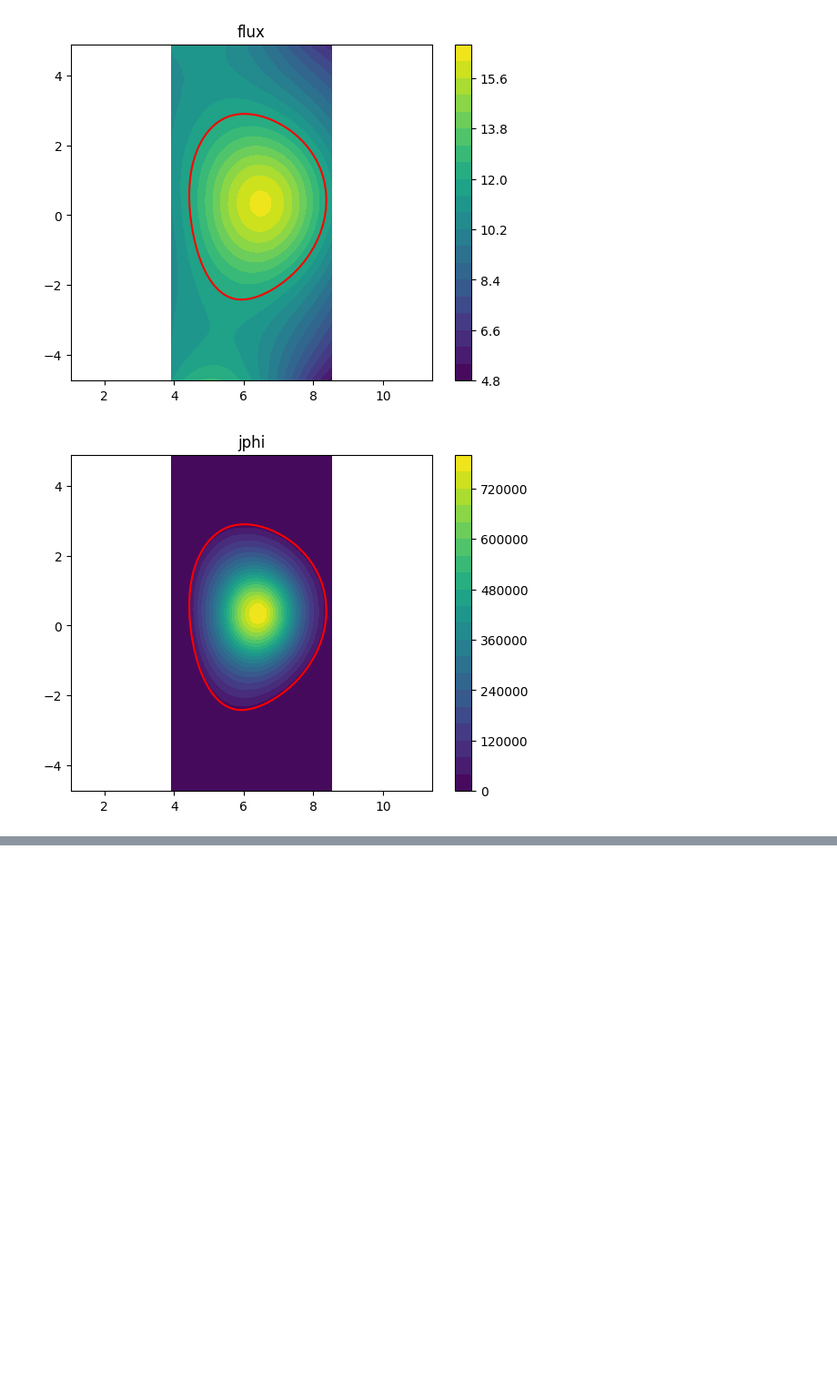
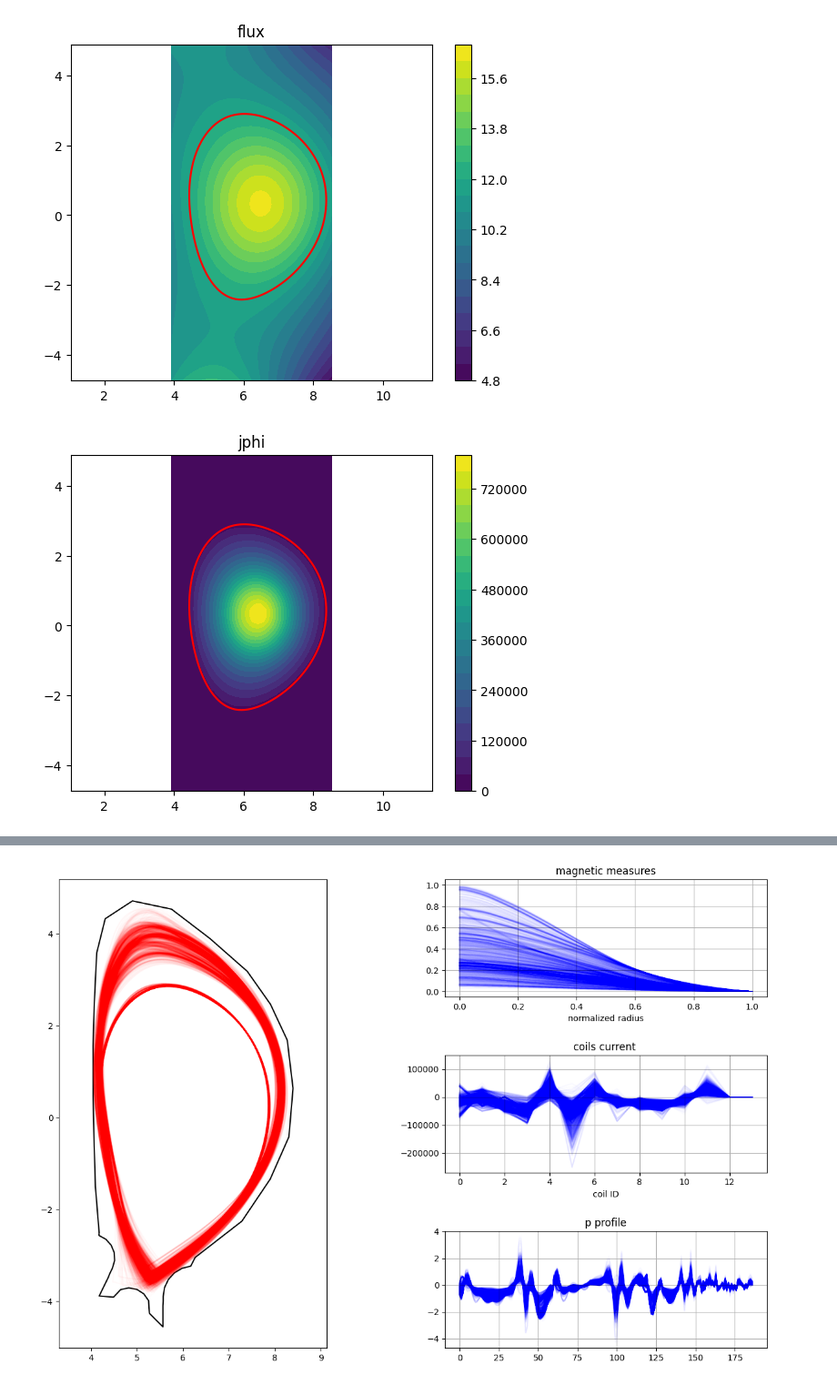
Before and after one commit to matteobonotto/ITERlike-equilibrium-dataset, a Jupyter notebook: notebooks/use_dataset.ipynb, the cells around one changed output, grey strips where cells are left out. Shown at 91% size. Saved outputs shown, nothing was run; the diff lists cells and outputs as text; code cells hidden in the pictures; blank space fills up the shorter version.

```diff
--- a/notebooks/use_dataset.ipynb
+++ b/notebooks/use_dataset.ipynb
@@ -125,0 +110,97 @@ flux
+# %%
+from typing import Optional
+import matplotlib.pyplot as plt
+import matplotlib.lines as mlines
+import numpy as np
+import random
+import matplotlib.pyplot as plt
+import matplotlib.gridspec as gridspec
+
+# flux = equilibrium.flux
+# jphi = equilibrium.jphi
+# coil_curr = equilibrium.coils_current
+# mag_measures = equilibrium.mag_measures
+# p_profile = equilibrium.p_profile
+# RR = equilibrium.grid.r
+# ZZ = equilibrium.grid.z
+# first_wall = equilibrium.first_wall
+# separatrix = equilibrium.separatrix
+
+def contourf(z, RR, ZZ, title="", separatrix=None, first_wall=None, ax=None):
+    if ax is None:
+        fig, ax = plt.subplots()
+    c = ax.contourf(RR, ZZ, z, 20)
+    ax.axis("equal")
+    plt.colorbar(c, ax=ax)
+    if separatrix is not None:
+        ax.plot(separatrix[:, 0], separatrix[:, 1], "r")
+    if first_wall is not None:
+        ax.plot(first_wall.r, first_wall.z, "k")
+    ax.set_title(title)
+
+# Create figure and master GridSpec
+fig = plt.figure(figsize=(15, 10))
+outer = gridspec.GridSpec(
+    nrows=1, ncols=3, width_ratios=[1, 0, 1.2], wspace=0.3
+)
+
+# Contour plots (left and middle) take full height
+ax1 = fig.add_subplot(outer[0, 0])
+# contourf(flux, RR, ZZ, separatrix=separatrix, first_wall=first_wall, title="flux", ax=ax1)
+ax1.plot(equilibrium.first_wall.r, equilibrium.first_wall.z, 'k')
+ax1.plot(separatrix[:,:,0].T, separatrix[:,:,1].T, alpha=0.01, color='r')
+ax1.axis("equal")
+
+# ax2 = fig.add_subplot(outer[0, 1])
+# contourf(jphi, RR, ZZ, separatrix=separatrix, first_wall=first_wall, title="jphi", ax=ax2)
+
+# Right column: nested GridSpec for vertical stacking
+inner = gridspec.GridSpecFromSubplotSpec(
+    3, 1, subplot_spec=outer[0, 2], hspace=0.5
+)
+
+ax3 = fig.add_subplot(inner[0])
+ax4 = fig.add_subplot(inner[1])
+ax5 = fig.add_subplot(inner[2])
+
+# # plot measures
+# ax3.scatter(np.arange(mag_measures.shape[0]), mag_measures.reshape(-1, 1))
+# ax3.set_title("magnetic measures")
+# ax3.set_xlabel("sensor ID")
+# ax3.grid(True)
+
+# # plot currents
+# ax4.scatter(np.arange(coil_curr.shape[0]), coil_curr.reshape(-1, 1))
+# ax4.set_title("coils current ")
+# ax4.set_xlabel("coil ID")
+# ax4.grid(True)
+
+# # plot p profile
+# ax5.plot(np.linspace(0, 1, p_profile.shape[0]), p_profile.reshape(-1, 1))
+# ax5.set_title("p profile")
+# ax3.set_xlabel("normalized radius")
+# ax5.grid(True)
+
+fig = plt.figure()
+ax3.plot(
+    (np.linspace(0,1,p_profile.shape[-1])[None, ...]*np.ones_like(p_profile)).T,
+    p_profile.T/p_profile.max(), alpha=0.01, color='b')
+ax3.set_title("magnetic measures")
+ax3.set_xlabel("sensor ID")
+ax3.grid(True)
+
+ax4.plot(
+    c_curr.T, alpha=0.01, color='b')
+ax4.set_title("coils current ")
+ax4.set_xlabel("coil ID")
+ax4.grid(True)
+
+ax5.plot(
+    mag_measures.T, alpha=0.01, color='b')
+ax5.set_title("p profile")
+ax3.set_xlabel("normalized radius")
+ax5.grid(True)
+
+plt.show()
+# %% [output]
+[figure, added]
```
Also changed, not shown: parts of 14 cells of this notebook, 2 other files.
